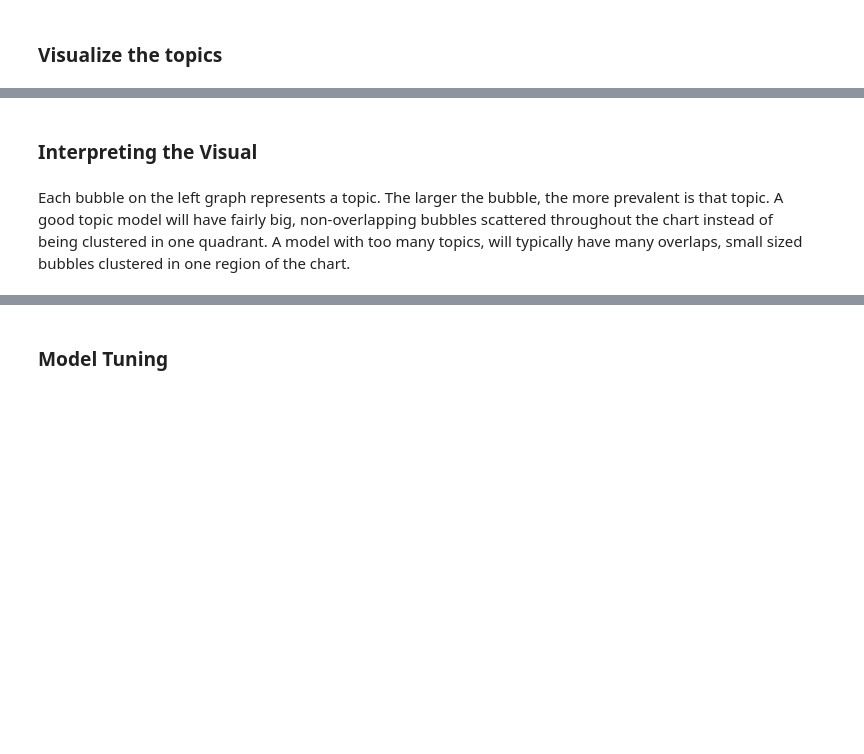
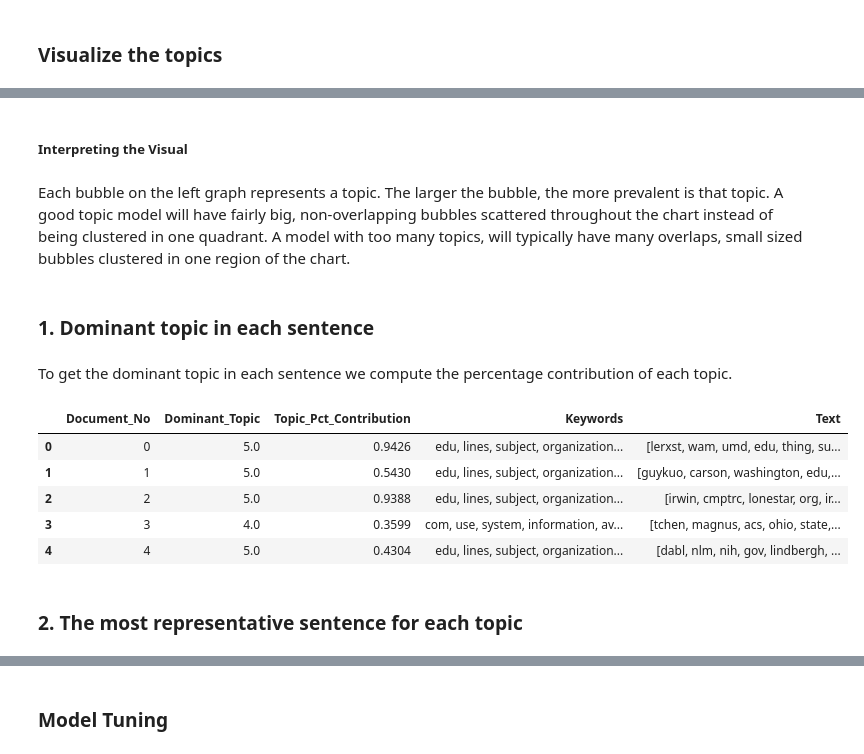
Before and after one commit to SammyOngaya/Natural-Language-Processing, a Jupyter notebook: Topic Modeling with gensim.ipynb, the cells around one changed output, grey strips where cells are left out. Drawn from its saved outputs; the diff is of its cells as text; code cells hidden in the pictures; blank space fills up the shorter version.

```diff
--- a/Topic Modeling with gensim.ipynb
+++ b/Topic Modeling with gensim.ipynb
@@ -189,4 +195,49 @@ term
 # %% [markdown]
-### Interpreting the Visual
+##### Interpreting the Visual
 # %% [markdown]
 Each bubble on the left graph represents a topic. The larger the bubble, the more prevalent is that topic. A good topic model will have fairly big, non-overlapping bubbles scattered throughout the chart instead of being clustered in one quadrant. A model with too many topics, will typically have many overlaps, small sized bubbles clustered in one region of the chart.
+# %% [markdown]
+### 1. Dominant topic in each sentence
+# %% [markdown]
+To get the dominant topic in each sentence we compute the percentage contribution of each topic.
+# %%
+def topics_in_sentences(model=None, corpus=corpus, texts=data):
+    # Initialize an empty dataframe
+    sentence_topics_df = pd.DataFrame()
+
+    # Loop through each document and each sentence to get the key topics
+    for i, row_list in enumerate(model[corpus]):
+        row = row_list[0] if model.per_word_topics else row_list
+        row = sorted(row, key=lambda x: (x[1]), reverse=True)
+        # For each document extract the topic percentage contribution and keywords
+        for j, (topic_num, prop_topic) in enumerate(row):
+            if j == 0:  # Dominant topic
+                wp = model.show_topic(topic_num)
+                topic_keywords = ", ".join([word for word, prop in wp])
+                sentence_topics_df = sentence_topics_df.append(pd.Series([int(topic_num), round(prop_topic,4), topic_keywords]), ignore_index=True)
+            else:
+                break
+    sentence_topics_df.columns = ['Dominant_Topic', 'Pct_Contribution', 'Topic_Keywords']
+
+    # Append original text to the end of the output
+    contents = pd.Series(texts)
+    sentence_topics_df = pd.concat([sentence_topics_df, contents], axis=1)
+    return(sentence_topics_df)
+
+
+sentence_topics_keywords_df = topics_in_sentences(model=model, corpus=corpus, texts=tokenized_data)
+
+# Format
+dominant_topic_df = sentence_topics_keywords_df.reset_index()
+dominant_topic_df.columns = ['Document_No', 'Dominant_Topic', 'Topic_Pct_Contribution', 'Keywords', 'Text']
+# %%
+dominant_topic_df.head()
+# %% [output]
+|  | Document_No | Dominant_Topic | Topic_Pct_Contribution | Keywords | Text |
+| 0 | 0 | 5.0 | 0.9426 | edu, lines, subject, organization... | [lerxst, wam, umd, edu, thing, su... |
+| 1 | 1 | 5.0 | 0.5430 | edu, lines, subject, organization... | [guykuo, carson, washington, edu,... |
+| 2 | 2 | 5.0 | 0.9388 | edu, lines, subject, organization... | [irwin, cmptrc, lonestar, org, ir... |
+| 3 | 3 | 4.0 | 0.3599 | com, use, system, information, av... | [tchen, magnus, acs, ohio, state,... |
+| 4 | 4 | 5.0 | 0.4304 | edu, lines, subject, organization... | [dabl, nlm, nih, gov, lindbergh, ... |
+# %% [markdown]
+### 2. The most representative sentence for each topic
```
Also changed, not shown: parts of 24 cells of this notebook.
